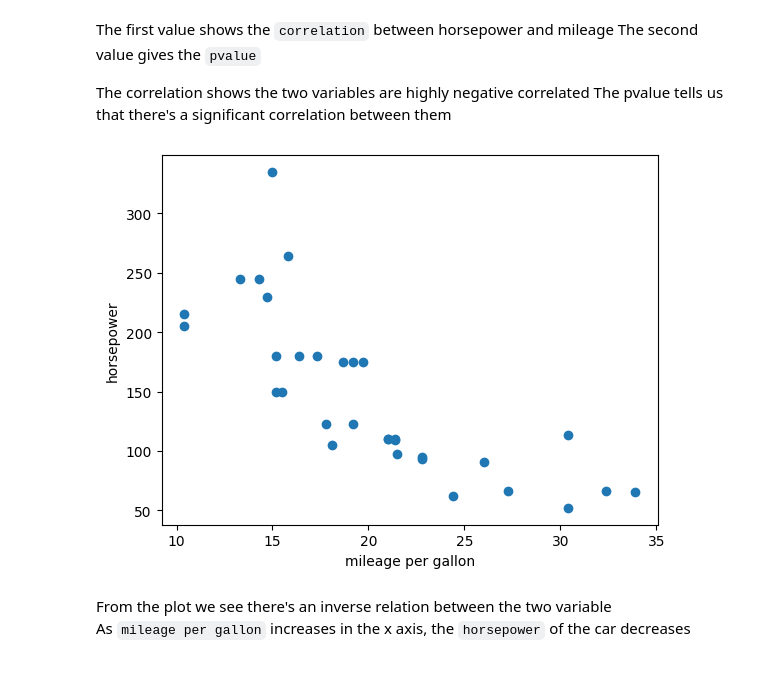
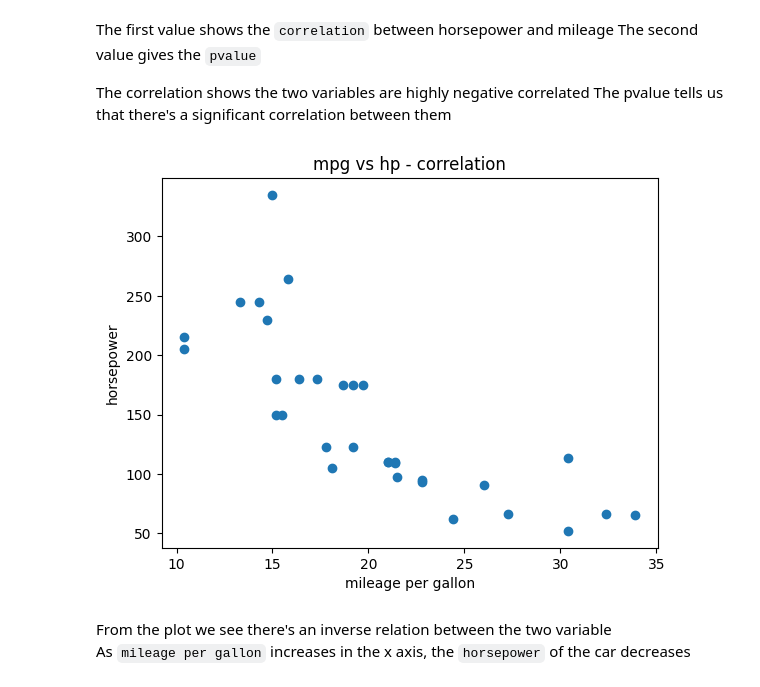
Before and after one commit to Mburu-Elvis/Exploratory-Data-Analysis, a Jupyter notebook: correlation.ipynb, the cells around one changed output. Drawn from its saved outputs; the diff is of its cells as text; code cells hidden in the pictures.

```diff
--- a/correlation.ipynb
+++ b/correlation.ipynb
@@ -78,12 +79,13 @@ The pvalue tells us that there's a significant correlation between them
 # %%
 import matplotlib.pyplot as plt
 
 plt.scatter(mpg, hp)
+plt.title("mpg vs hp - correlation")
 plt.xlabel("mileage per gallon")
 plt.ylabel("horsepower")
 plt.show()
 # %% [output]
-[figure, old version]
+[figure, new version]
 # %% [markdown]
 From the plot we see there's an inverse relation between the two variable<br>
 As `mileage per gallon` increases in the x axis, the `horsepower` of the car decreases
```
Also changed, not shown: parts of 9 cells of this notebook.
